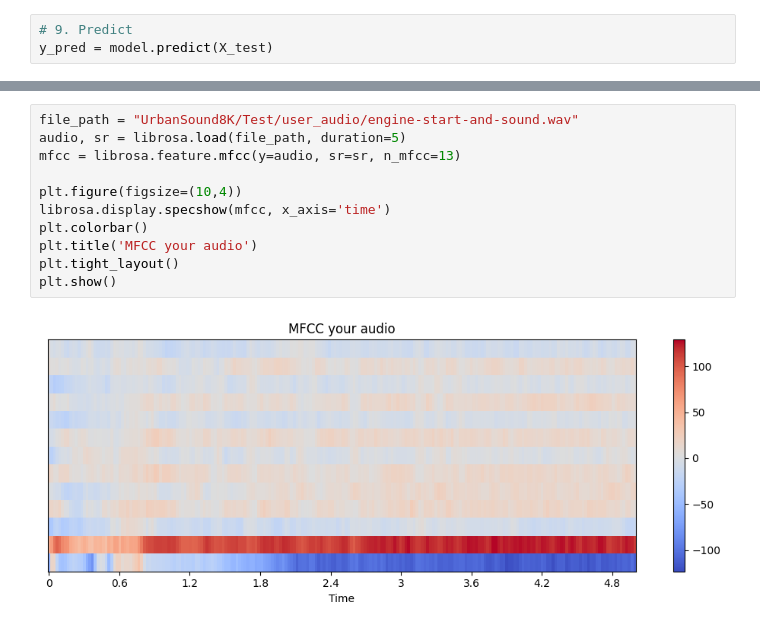
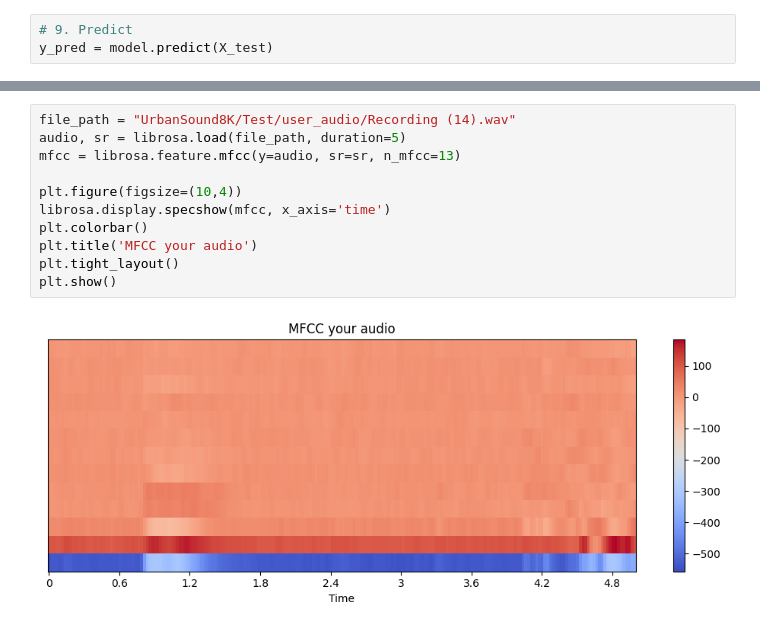
Before and after one commit to nodirbekUmarov04/thesis-classification-microservice, a Jupyter notebook: SoundClassification.ipynb, the cells around one changed output, grey strips where cells are left out. Cells and saved outputs as stored; diff of their text form.

Commit message:
test second type of model

```diff
--- a/SoundClassification.ipynb
+++ b/SoundClassification.ipynb
@@ -197,13 +195,13 @@ File zapusk-dvigatelya-superkar.wav → class: human
 # %%
-file_path = "UrbanSound8K/Test/user_audio/engine-start-and-sound.wav"
+file_path = "UrbanSound8K/Test/user_audio/Recording (14).wav"
 audio, sr = librosa.load(file_path, duration=5)
 mfcc = librosa.feature.mfcc(y=audio, sr=sr, n_mfcc=13)
 
 plt.figure(figsize=(10,4))
 librosa.display.specshow(mfcc, x_axis='time')
 plt.colorbar()
 plt.title('MFCC your audio')
 plt.tight_layout()
 plt.show()
 # %% [output]
-[figure, old version]
+[figure, new version]
```
Also changed, not shown: parts of 5 cells of this notebook, 2 other files.
